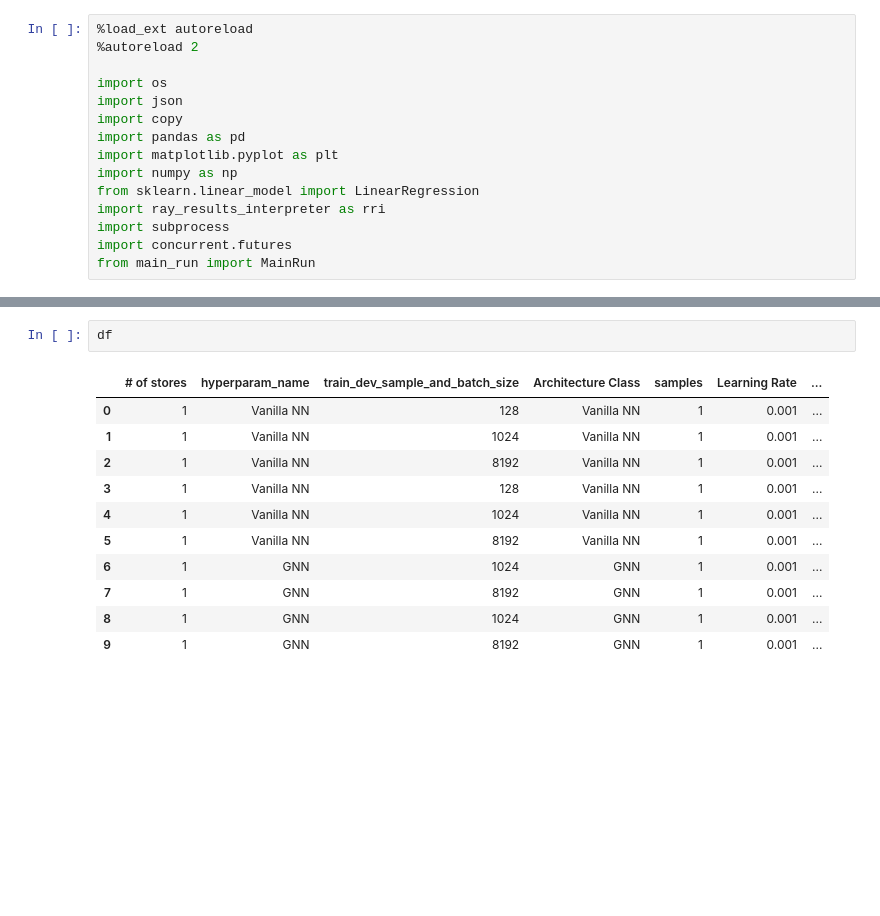
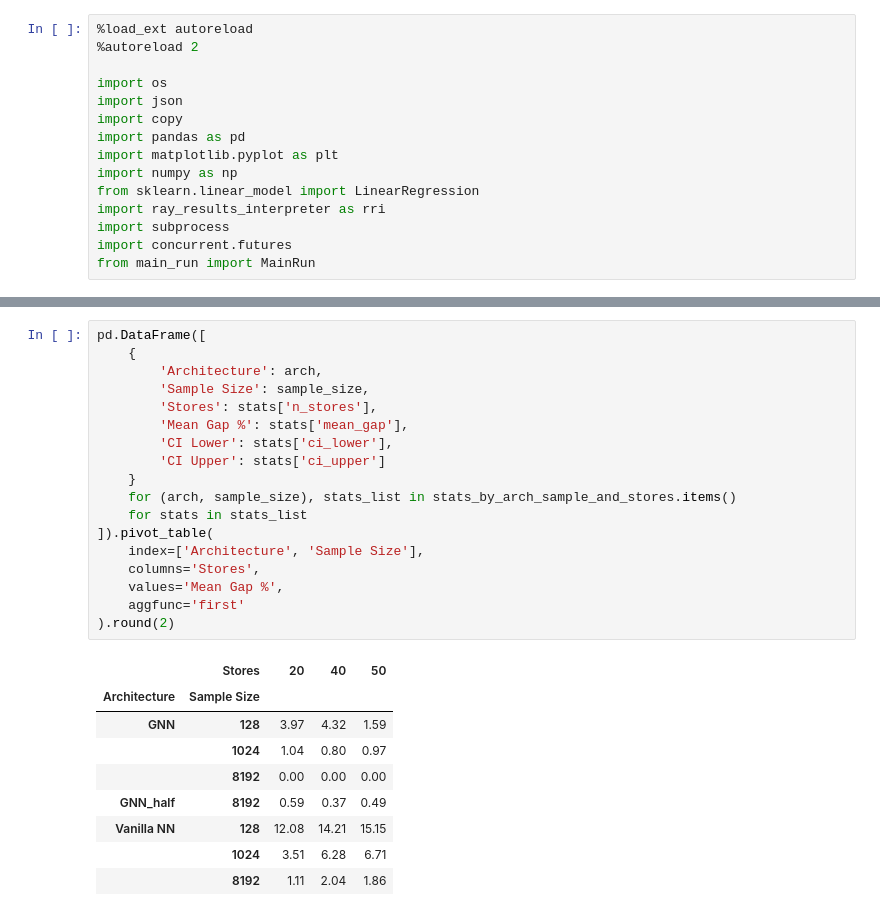
Before and after one commit to minuk302/Neural_inventory_control, a Jupyter notebook: analysis/ray_n_warehouses_n_stores.ipynb, the cells around one changed output, grey strips where cells are left out. Cells and saved outputs as stored; diff of their text form; blank space fills up the shorter version.

```diff
--- a/analysis/ray_n_warehouses_n_stores.ipynb
+++ b/analysis/ray_n_warehouses_n_stores.ipynb
@@ -184,14 +188,28 @@ plt.show()
-# %%
-df
-# %% [output]
-|  | # of stores | hyperparam_name | train_dev_sample_and_batch_size | Architecture Class | samples | Learning Rate | ... |
-| 0 | 1 | Vanilla NN | 128 | Vanilla NN | 1 | 0.001 | ... |
-| 1 | 1 | Vanilla NN | 1024 | Vanilla NN | 1 | 0.001 | ... |
-| 2 | 1 | Vanilla NN | 8192 | Vanilla NN | 1 | 0.001 | ... |
-| 3 | 1 | Vanilla NN | 128 | Vanilla NN | 1 | 0.001 | ... |
-| 4 | 1 | Vanilla NN | 1024 | Vanilla NN | 1 | 0.001 | ... |
-| 5 | 1 | Vanilla NN | 8192 | Vanilla NN | 1 | 0.001 | ... |
-| 6 | 1 | GNN | 1024 | GNN | 1 | 0.001 | ... |
-| 7 | 1 | GNN | 8192 | GNN | 1 | 0.001 | ... |
-| 8 | 1 | GNN | 1024 | GNN | 1 | 0.001 | ... |
-| 9 | 1 | GNN | 8192 | GNN | 1 | 0.001 | ... |
+# %%
+pd.DataFrame([
+    {
+        'Architecture': arch,
+        'Sample Size': sample_size,
+        'Stores': stats['n_stores'],
+        'Mean Gap %': stats['mean_gap'],
+        'CI Lower': stats['ci_lower'],
+        'CI Upper': stats['ci_upper']
+    }
+    for (arch, sample_size), stats_list in stats_by_arch_sample_and_stores.items()
+    for stats in stats_list
+]).pivot_table(
+    index=['Architecture', 'Sample Size'],
+    columns='Stores',
+    values='Mean Gap %',
+    aggfunc='first'
+).round(2)
+# %% [output]
+|  | Stores | 20 | 40 | 50 |
+| Architecture | Sample Size |  |  |  |
+| GNN | 128 | 3.97 | 4.32 | 1.59 |
+|  | 1024 | 1.04 | 0.80 | 0.97 |
+|  | 8192 | 0.00 | 0.00 | 0.00 |
+| GNN_half | 8192 | 0.59 | 0.37 | 0.49 |
+| Vanilla NN | 128 | 12.08 | 14.21 | 15.15 |
+|  | 1024 | 3.51 | 6.28 | 6.71 |
+|  | 8192 | 1.11 | 2.04 | 1.86 |
```
Also changed, not shown: parts of 2 cells of this notebook, 19 other files.
